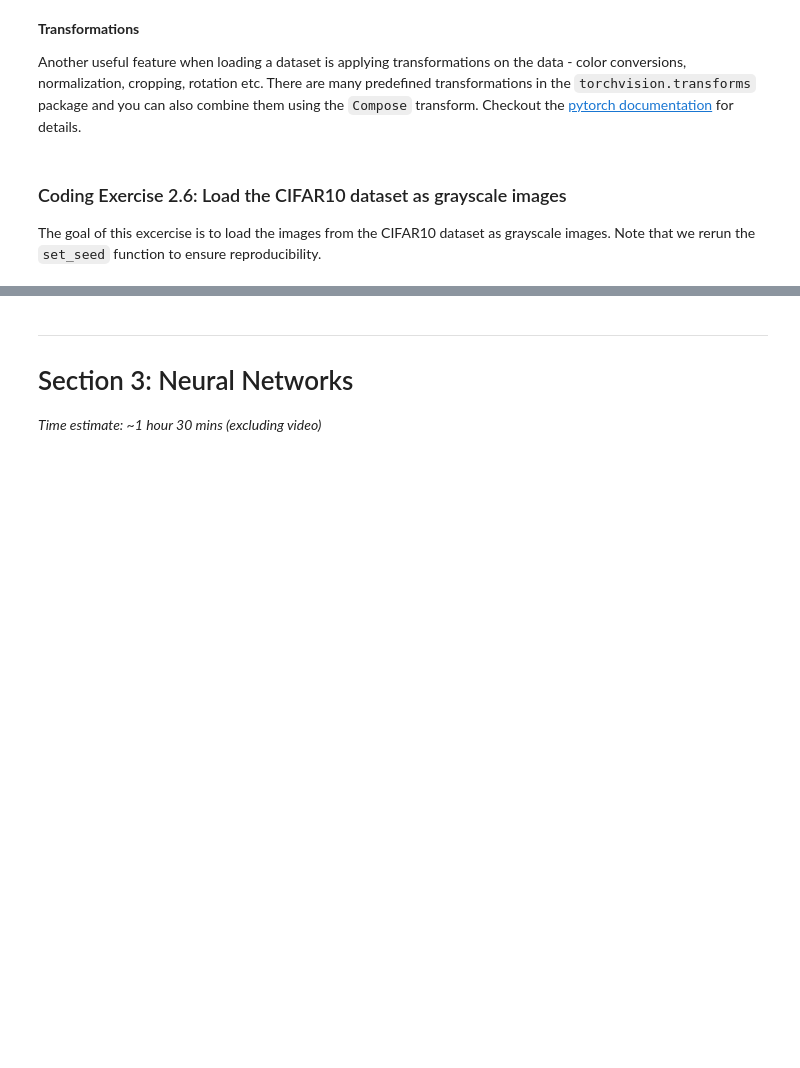
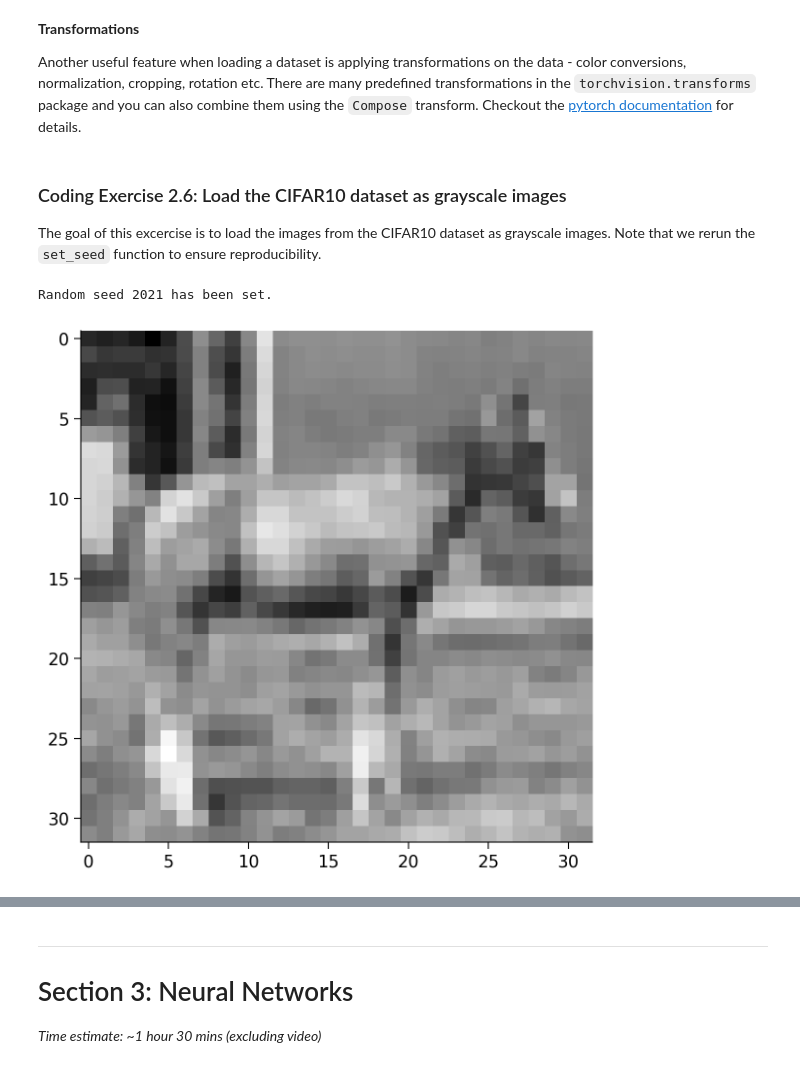
Before and after one commit to ElDEEB21/Neuromatch-DL-2025, a Jupyter notebook: Week_1/W1D1_Tutorial1.ipynb, the cells around one changed output, grey strips where cells are left out. Saved outputs shown, nothing was run; the diff lists cells and outputs as text; code cells hidden in the pictures; blank space fills up the shorter version.

```diff
--- a/Week_1/W1D1_Tutorial1.ipynb
+++ b/Week_1/W1D1_Tutorial1.ipynb
@@ -1721,34 +1871,36 @@ The goal of this excercise is to load the images from the CIFAR10 dataset as gra
 # %%
 def my_data_load():
   """
   Function to load CIFAR10 data as grayscale images
 
   Args:
     None
 
   Returns:
     data: DataFrame
       CIFAR10 loaded Dataframe of shape (3309, 14)
   """
   ###############################################
   ## TODO for students: load the CIFAR10 data,
   ## but as grayscale images and not as RGB colored.
-  raise NotImplementedError("Student exercise: fill in the missing code to load the data")
+  # raise NotImplementedError("Student exercise: fill in the missing code to load the data")
   ###############################################
   ## TODO Load the CIFAR10 data using a transform that converts the images to grayscale tensors
-  data = datasets.CIFAR10(...,
-                          transform=...)
+  data = datasets.CIFAR10('data',train=True,download=True,transform=Compose([Grayscale(),ToTensor()]))
   # Display a random grayscale image
   image, label = data[random.randint(0, len(data))]
   plt.imshow(image.squeeze(), cmap="gray")
   plt.show()
 
   return data
 
 
 set_seed(seed=2021)
 ## After implementing the above code, uncomment the following lines to test your code
-# data = my_data_load()
+data = my_data_load()
+# %% [output]
+Random seed 2021 has been set.
+[figure, added]
 # %% [markdown]
 [*Click for solution*](https://github.com/NeuromatchAcademy/course-content-dl/tree/main/tutorials/W1D1_BasicsAndPytorch/solutions/W1D1_Tutorial1_Solution_1c5a709e.py)
 
```
Also changed, not shown: parts of 79 cells of this notebook.
